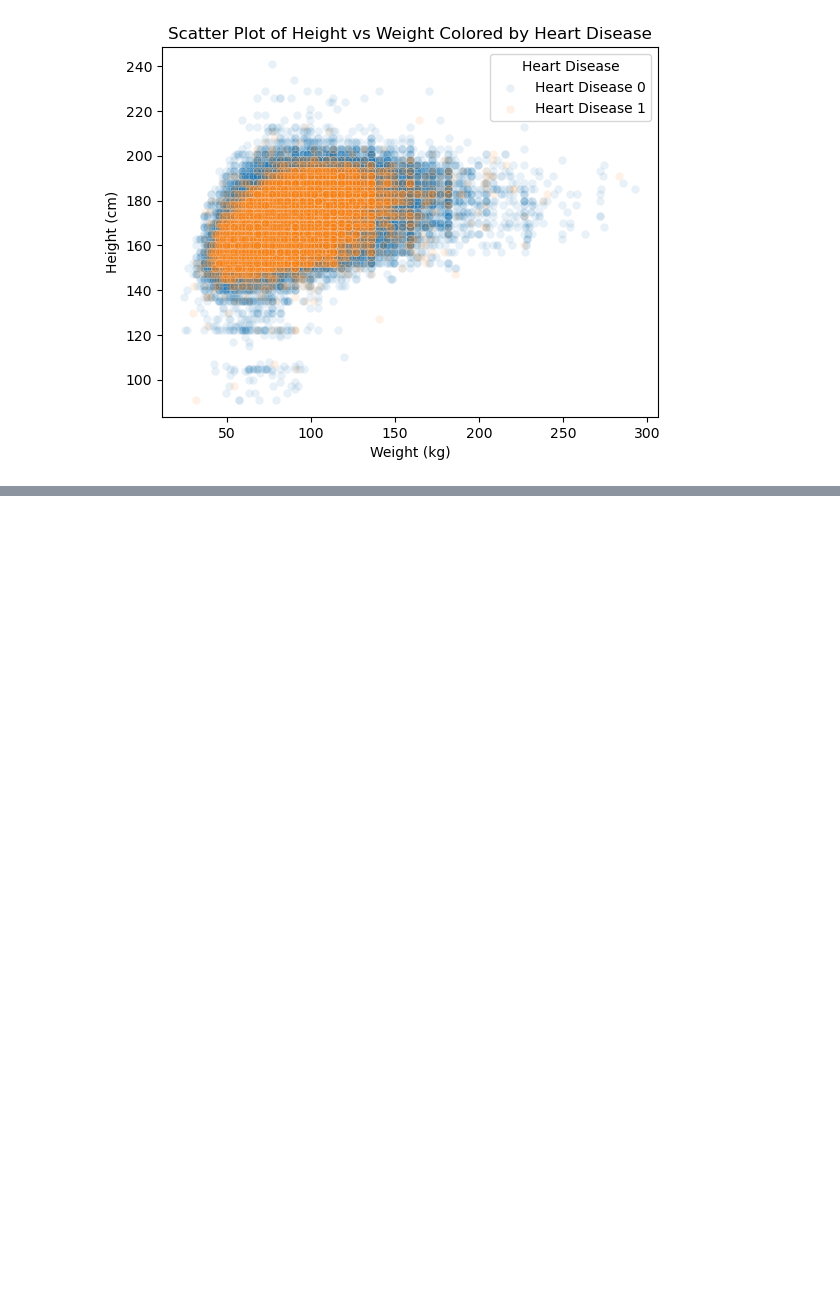
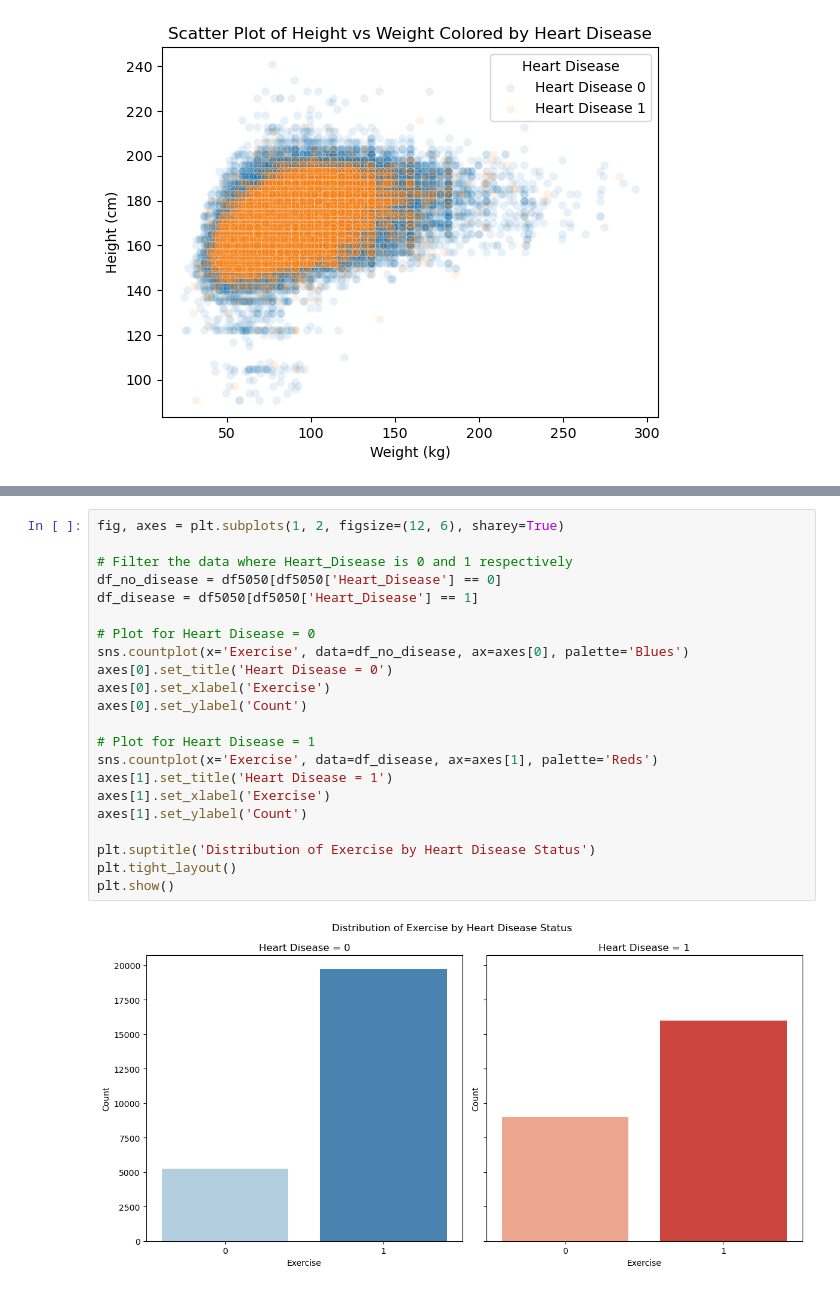
Before and after one commit to Chasindu/3401, a Jupyter notebook: ProjVisualizationTest.ipynb, the cells around one changed output, grey strips where cells are left out. Cells and saved outputs as stored; diff of their text form; blank space fills up the shorter version.

```diff
--- a/ProjVisualizationTest.ipynb
+++ b/ProjVisualizationTest.ipynb
@@ -382,0 +411,24 @@ plt.show()
+# %%
+fig, axes = plt.subplots(1, 2, figsize=(12, 6), sharey=True)
+
+# Filter the data where Heart_Disease is 0 and 1 respectively
+df_no_disease = df5050[df5050['Heart_Disease'] == 0]
+df_disease = df5050[df5050['Heart_Disease'] == 1]
+
+# Plot for Heart Disease = 0
+sns.countplot(x='Exercise', data=df_no_disease, ax=axes[0], palette='Blues')
+axes[0].set_title('Heart Disease = 0')
+axes[0].set_xlabel('Exercise')
+axes[0].set_ylabel('Count')
+
+# Plot for Heart Disease = 1
+sns.countplot(x='Exercise', data=df_disease, ax=axes[1], palette='Reds')
+axes[1].set_title('Heart Disease = 1')
+axes[1].set_xlabel('Exercise')
+axes[1].set_ylabel('Count')
+
+plt.suptitle('Distribution of Exercise by Heart Disease Status')
+plt.tight_layout()
+plt.show()
+# %% [output]
+[figure, added]
```
Also changed, not shown: parts of 24 cells of this notebook.
